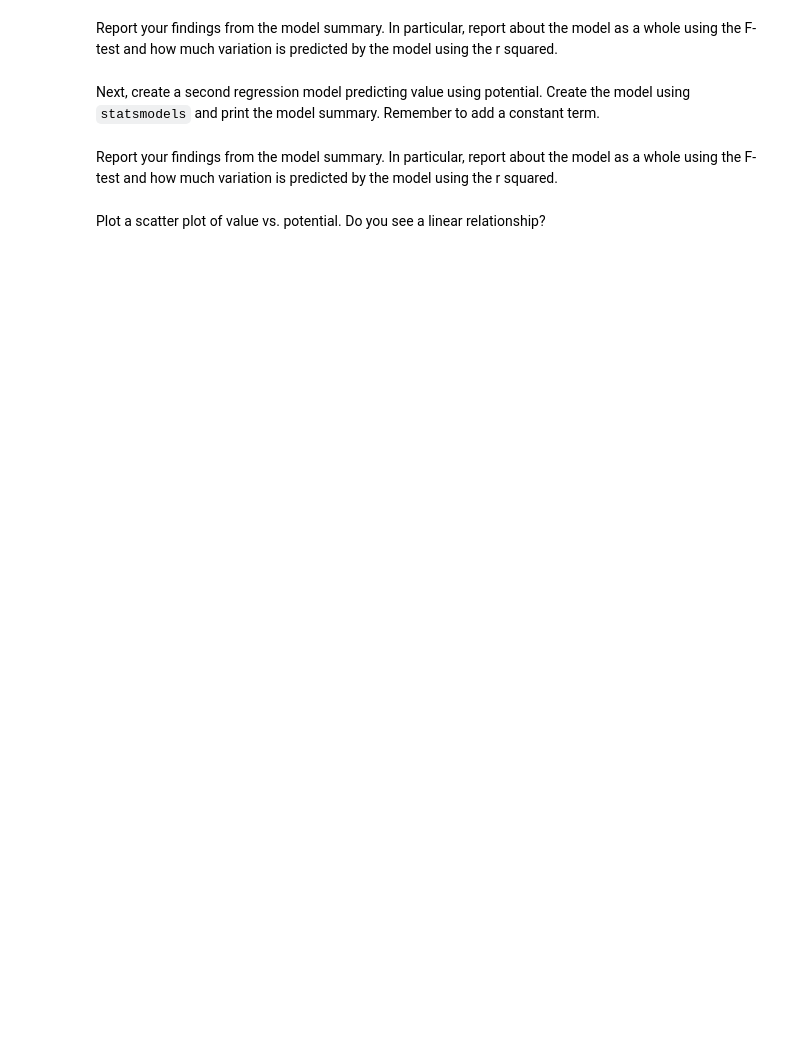
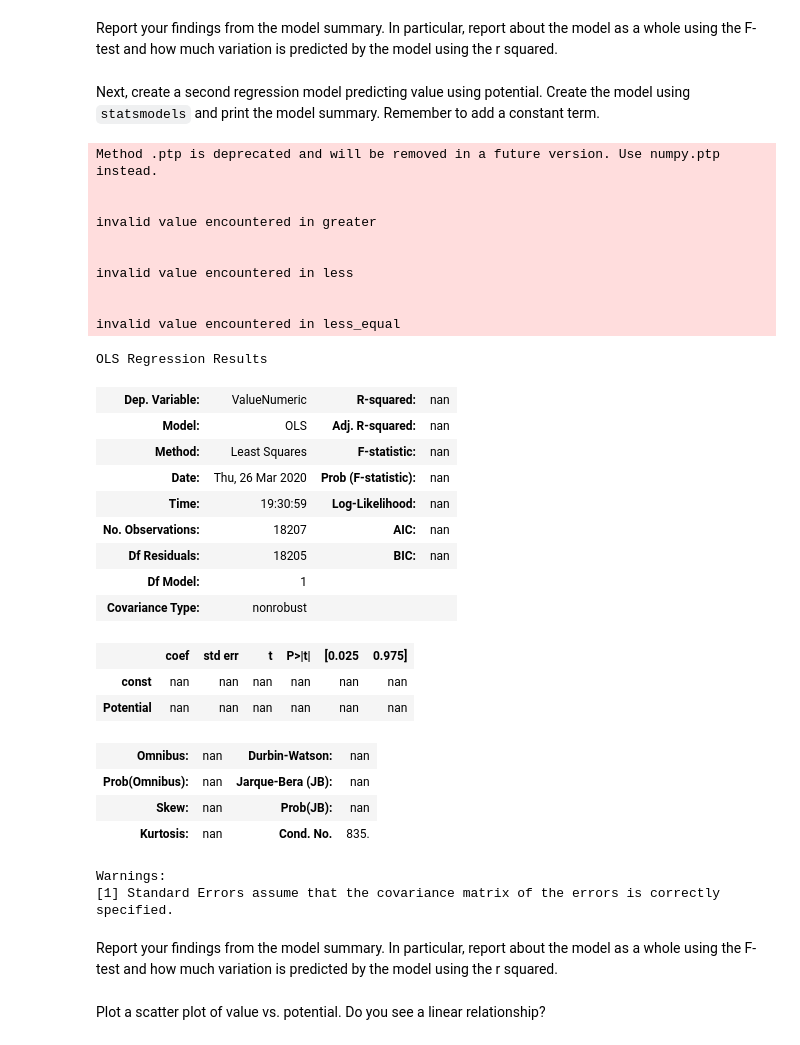
Before and after one commit to ta-datapt-bcn/lab-correlation-tests-with-scipy, a Jupyter notebook: your-code/main.ipynb, the cells around one changed output. Drawn from its saved outputs; the diff is of its cells as text; code cells hidden in the pictures; blank space fills up the shorter version.

```diff
--- a/your-code/main.ipynb
+++ b/your-code/main.ipynb
@@ -65,3 +136,41 @@ Next, create a second regression model predicting value using potential. Create
+# %%
+# Your code here:
+X = fifa[["Potential"]]
+X = sm.add_constant(X)
+Y = fifa["ValueNumeric"]
+
+model = sm.OLS(Y, X).fit()
+model.summary()
+# %% [output]
+Method .ptp is deprecated and will be removed in a future version. Use numpy.ptp instead.
+
+
+invalid value encountered in greater
+
+
+invalid value encountered in less
+
+
+invalid value encountered in less_equal
+OLS Regression Results
+| Dep. Variable: | ValueNumeric | R-squared: | nan |
+| Model: | OLS | Adj. R-squared: | nan |
+| Method: | Least Squares | F-statistic: | nan |
+| Date: | Thu, 26 Mar 2020 | Prob (F-statistic): | nan |
+| Time: | 19:30:59 | Log-Likelihood: | nan |
+| No. Observations: | 18207 | AIC: | nan |
+| Df Residuals: | 18205 | BIC: | nan |
+| Df Model: | 1 |  |  |
+| Covariance Type: | nonrobust |  |  |
+|  | coef | std err | t | P>|t| | [0.025 | 0.975] |
+| const | nan | nan | nan | nan | nan | nan |
+| Potential | nan | nan | nan | nan | nan | nan |
+| Omnibus: | nan | Durbin-Watson: | nan |
+| Prob(Omnibus): | nan | Jarque-Bera (JB): | nan |
+| Skew: | nan | Prob(JB): | nan |
+| Kurtosis: | nan | Cond. No. | 835. |
+Warnings:
+[1] Standard Errors assume that the covariance matrix of the errors is correctly specified.
 # %% [markdown]
 Report your findings from the model summary. In particular, report about the model as a whole using the F-test and how much variation is predicted by the model using the r squared.
 # %%
```
Also changed, not shown: parts of 14 cells of this notebook.
